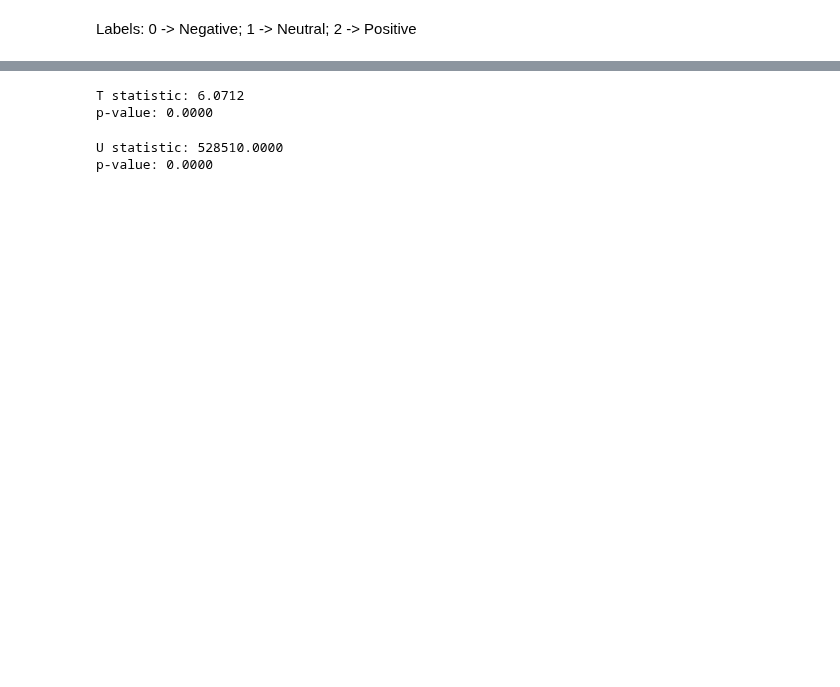
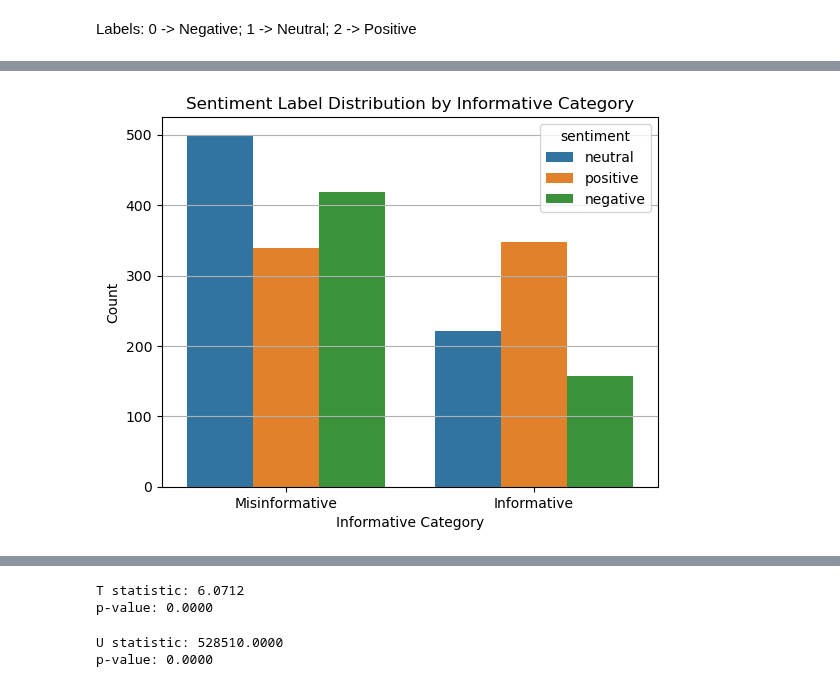
Before and after one commit to rileybaerg/TruthTube, a Jupyter notebook: transcript_document_sentiment.ipynb, the cells around one changed output, grey strips where cells are left out. Saved outputs shown, nothing was run; the diff lists cells and outputs as text; code cells hidden in the pictures; blank space fills up the shorter version.

```diff
--- a/transcript_document_sentiment.ipynb
+++ b/transcript_document_sentiment.ipynb
@@ -111,0 +139,15 @@ plt.show()
+# %%
+# Create a normalized bar plot using seaborn
+import seaborn as sns
+import matplotlib.pyplot as plt
+
+# Create a count plot using seaborn
+sns.countplot(x = "is_informative", hue="sentiment", data=combined_df)
+plt.xlabel('Informative Category')
+plt.ylabel('Count')
+plt.title('Sentiment Label Distribution by Informative Category')
+plt.xticks(ticks=[0, 1], labels = ['Misinformative', 'Informative'])
+plt.grid(axis='y')
+plt.show()
+# %% [output]
+[figure, added]
```
Also changed, not shown: parts of 10 cells of this notebook.
